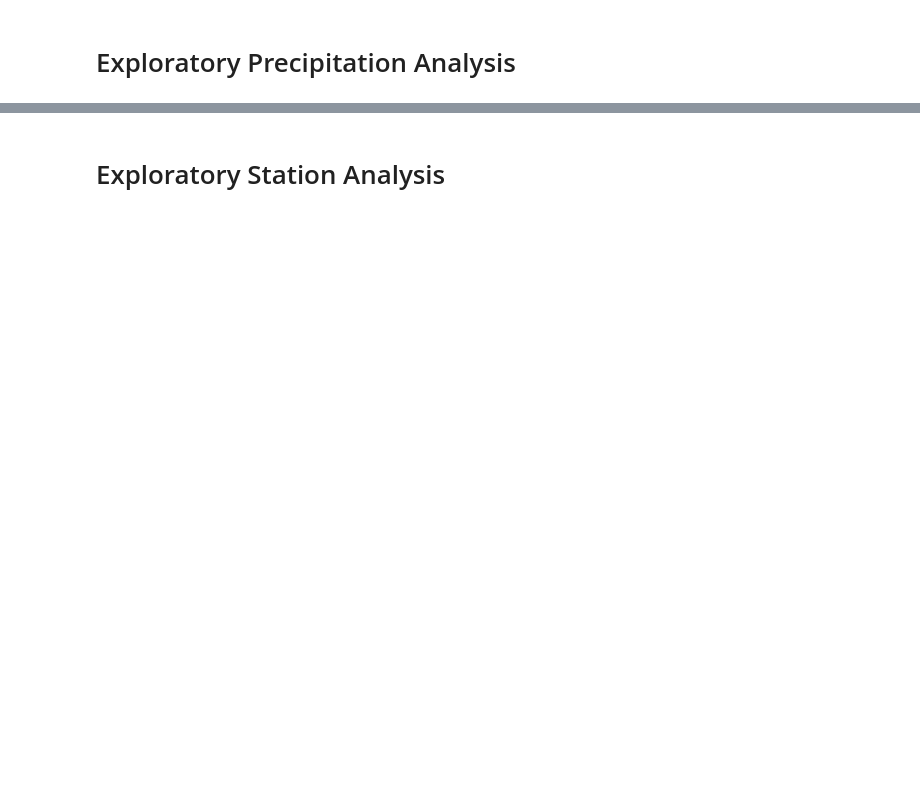
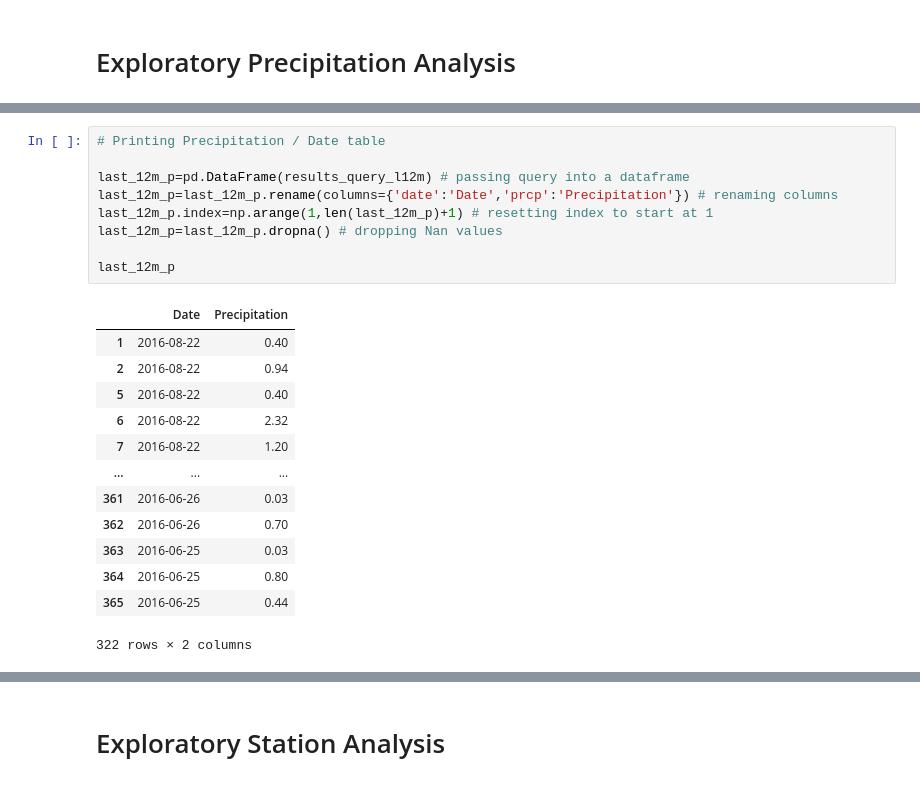
Before and after one commit to FernandoCL1991/sqlalchemy-analysis, a Jupyter notebook: climate_starter.ipynb, the cells around one changed output, grey strips where cells are left out. Drawn from its saved outputs; the diff is of its cells as text; blank space fills up the shorter version.

```diff
--- a/climate_starter.ipynb
+++ b/climate_starter.ipynb
@@ -92,0 +200,23 @@ for station in all_stations:
+# %%
+# Printing Precipitation / Date table
+
+last_12m_p=pd.DataFrame(results_query_l12m) # passing query into a dataframe
+last_12m_p=last_12m_p.rename(columns={'date':'Date','prcp':'Precipitation'}) # renaming columns
+last_12m_p.index=np.arange(1,len(last_12m_p)+1) # resetting index to start at 1
+last_12m_p=last_12m_p.dropna() # dropping Nan values
+
+last_12m_p
+# %% [output]
+|  | Date | Precipitation |
+| 1 | 2016-08-22 | 0.40 |
+| 2 | 2016-08-22 | 0.94 |
+| 5 | 2016-08-22 | 0.40 |
+| 6 | 2016-08-22 | 2.32 |
+| 7 | 2016-08-22 | 1.20 |
+| ... | ... | ... |
+| 361 | 2016-06-26 | 0.03 |
+| 362 | 2016-06-26 | 0.70 |
+| 363 | 2016-06-25 | 0.03 |
+| 364 | 2016-06-25 | 0.80 |
+| 365 | 2016-06-25 | 0.44 |
+322 rows × 2 columns
```
Also changed, not shown: parts of 40 cells of this notebook, 5 other files.
